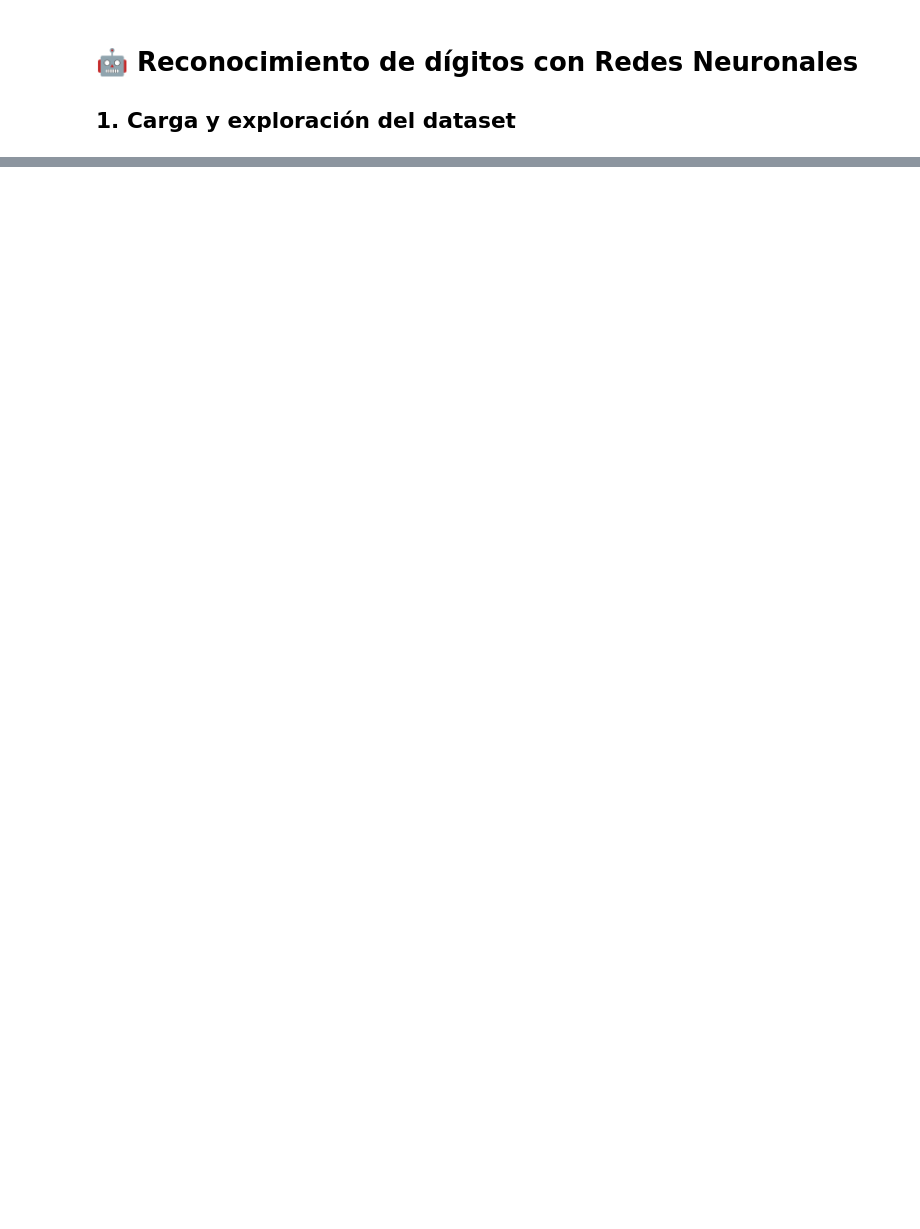
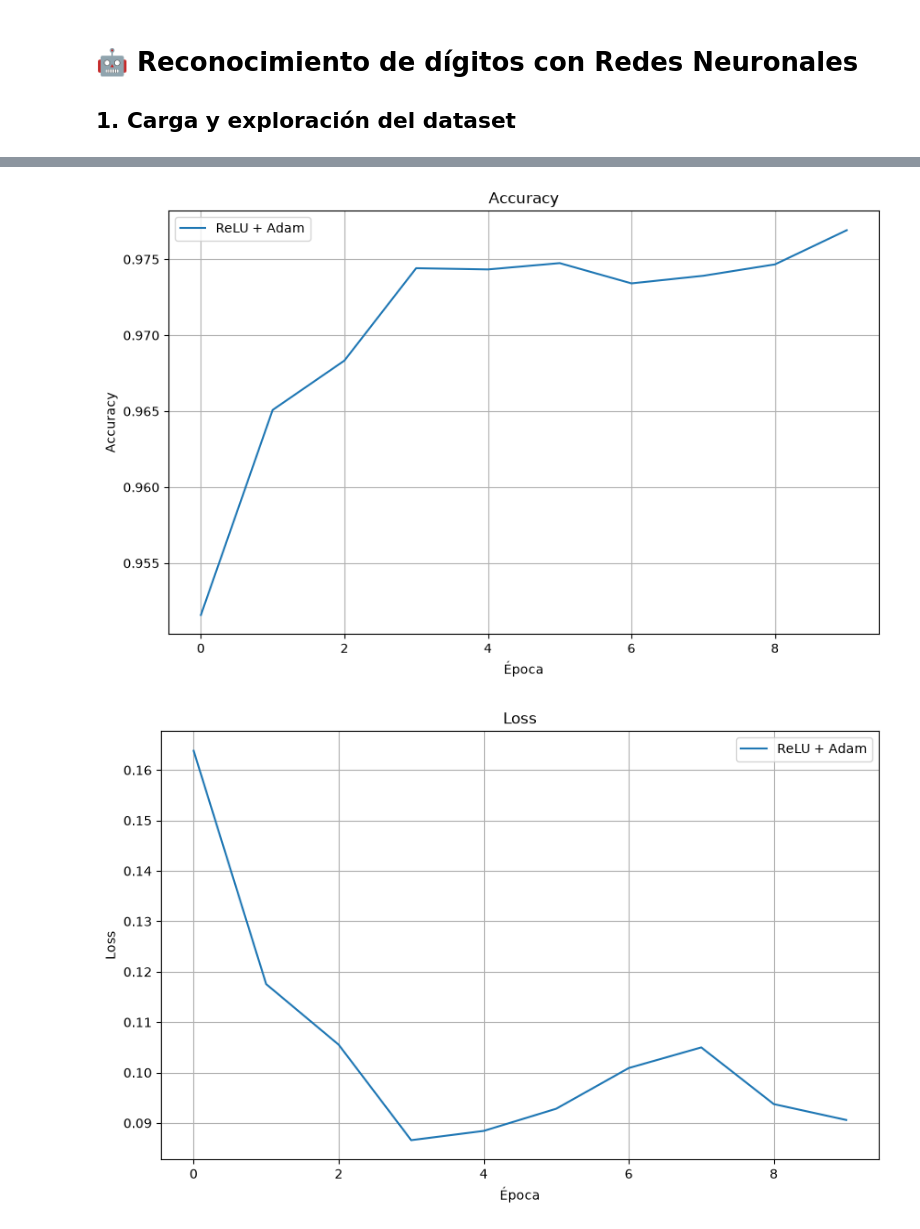
Before and after one commit to oscarmolmedo/TheHacht, a Jupyter notebook: Redes_Neuronales/01_mnist.ipynb, the cells around one changed output, grey strips where cells are left out. Drawn from its saved outputs; the diff is of its cells as text; code cells hidden in the pictures; blank space fills up the shorter version.

```diff
--- a/Redes_Neuronales/01_mnist.ipynb
+++ b/Redes_Neuronales/01_mnist.ipynb
@@ -26,0 +101,8 @@ plt.show()
+# %%
+history = model.fit(
+    X_train,
+    y_train,
+    epochs=10,
+    batch_size=32,
+    validation_split=0.2
+)
@@ -26,0 +315,9 @@ plt.show()
+# %%
+model_final = build_model("relu", "adam")
+history_final = model_final.fit(
+    X_train,
+    y_train,
+    epochs=10,
+    batch_size=32,
+    validation_split=0.2
+)
@@ -26,0 +357,28 @@ plt.show()
+# %%
+#Grafica Accuracy
+
+plt.figure(figsize=(10, 6))
+
+plt.plot(history_final.history["val_accuracy"], label="ReLU + Adam")
+
+plt.title("Accuracy")
+plt.xlabel("Época")
+plt.ylabel("Accuracy")
+plt.legend()
+plt.grid(True)
+plt.show()
+
+#Grafica Loss
+plt.figure(figsize=(10, 6))
+
+plt.plot(history_final.history["val_loss"],label="ReLU + Adam")
+
+plt.xlabel("Época")
+plt.ylabel("Loss")
+plt.title("Loss")
+plt.legend()
+plt.grid(True)
+plt.show()
+# %% [output]
+[figure, added]
+[figure, added]
```
Also changed, not shown: parts of 37 cells of this notebook.
